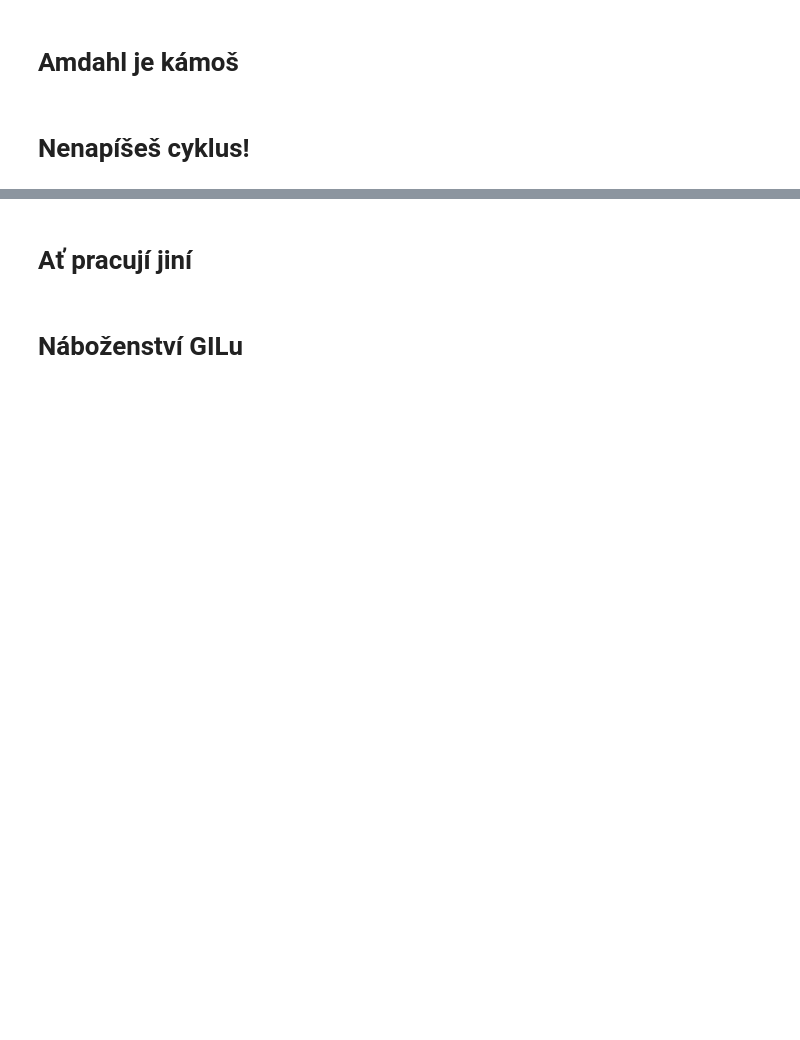
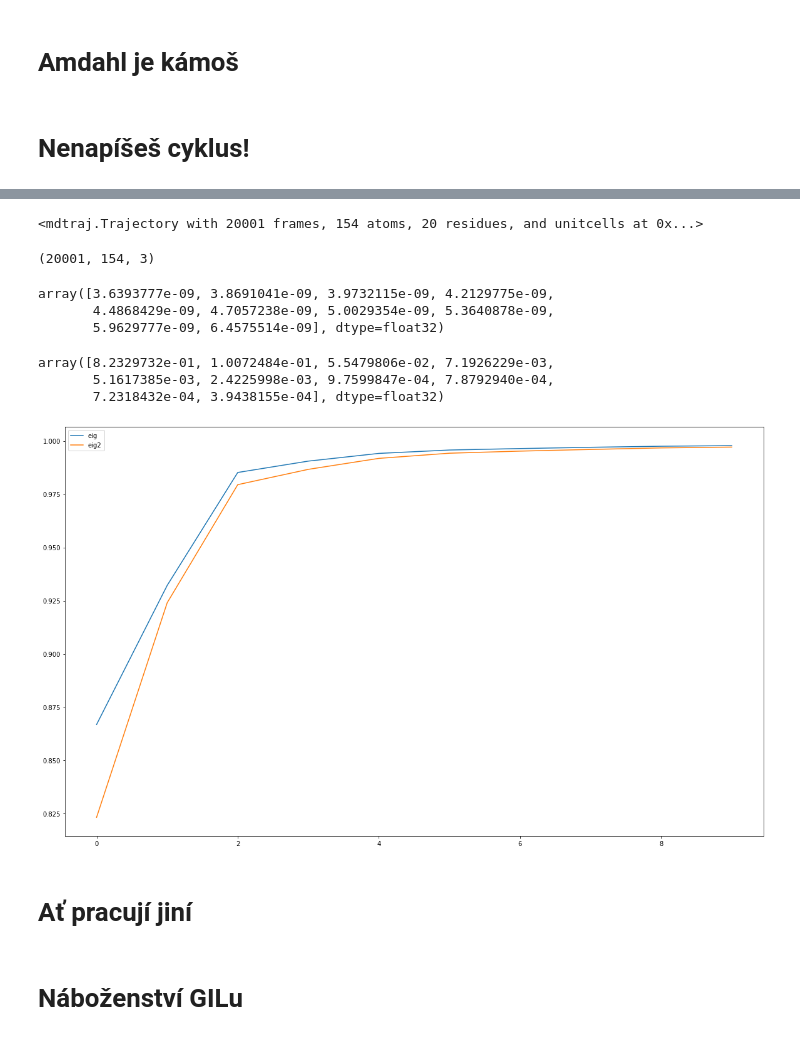
Before and after one commit to ljocha/sitsem21, a Jupyter notebook: sitsem21.ipynb, the cells around one changed output, grey strips where cells are left out. Saved outputs shown, nothing was run; the diff lists cells and outputs as text; code cells hidden in the pictures; blank space fills up the shorter version.

```diff
--- a/sitsem21.ipynb
+++ b/sitsem21.ipynb
@@ -56,3 +72,64 @@ KeyboardInterrupt:
+# %%
+import mdtraj as md
+
+tr = md.load('pbc3.xtc',top='1L2Y.pdb')
+idx=tr.top.select("protein and element != H")
+tr.atom_slice(idx,inplace=True)
+tr
+# %% [output]
+<mdtraj.Trajectory with 20001 frames, 154 atoms, 20 residues, and unitcells at 0x...>
+# %%
+tr.xyz.shape
+# %% [output]
+(20001, 154, 3)
+# %%
+xyz = np.reshape(tr.xyz,(tr.xyz.shape[0],tr.xyz.shape[1]*3))
+
+xyz_avg = np.average(xyz,axis=0)
+xyz -= xyz_avg
+
+cor = np.matmul(np.transpose(xyz),xyz)
+cor /= xyz.shape[0]
+
+eig = np.abs(np.sort(np.linalg.eigvalsh(cor)))
+
+sum = np.sum(eig)
+eig /= sum
+eig = np.flip(eig)
+eig[-10:]
+# %% [output]
+array([3.6393777e-09, 3.8691041e-09, 3.9732115e-09, 4.2129775e-09,
+       4.4868429e-09, 4.7057238e-09, 5.0029354e-09, 5.3640878e-09,
+       5.9629777e-09, 6.4575514e-09], dtype=float32)
+# %%
+tr2 = tr[:int(.8*tr.xyz.shape[0]):]
+xyz2 = np.reshape(tr2.xyz,(tr2.xyz.shape[0],tr2.xyz.shape[1]*3))
+xyz2_avg = np.average(xyz2,axis=0)
+xyz2 -= xyz2_avg
+
+cor2 = np.matmul(np.transpose(xyz2),xyz2)
+cor2 /= xyz2.shape[0]
+
+eig2 = np.abs(np.sort(np.linalg.eigvalsh(cor2)))
+
+sum = np.sum(eig2)
+eig2 /= sum
+eig2 = np.flip(eig2)
+eig2[:10]
+# %% [output]
+array([8.2329732e-01, 1.0072484e-01, 5.5479806e-02, 7.1926229e-03,
+       5.1617385e-03, 2.4225998e-03, 9.7599847e-04, 7.8792940e-04,
+       7.2318432e-04, 3.9438155e-04], dtype=float32)
+# %%
+import matplotlib.pyplot as plt
+
+plt.figure(figsize=(20,12))
+plt.plot(np.cumsum(eig[:10]),label='eig')
+plt.plot(np.cumsum(eig2[:10]),label='eig2')
+plt.legend()
+plt.show()
+# %% [output]
+[figure, added]
 # %% [markdown]
 # Ať pracují jiní
 # %% [markdown]
```
Also changed, not shown: parts of 5 cells of this notebook, 2 other files.
